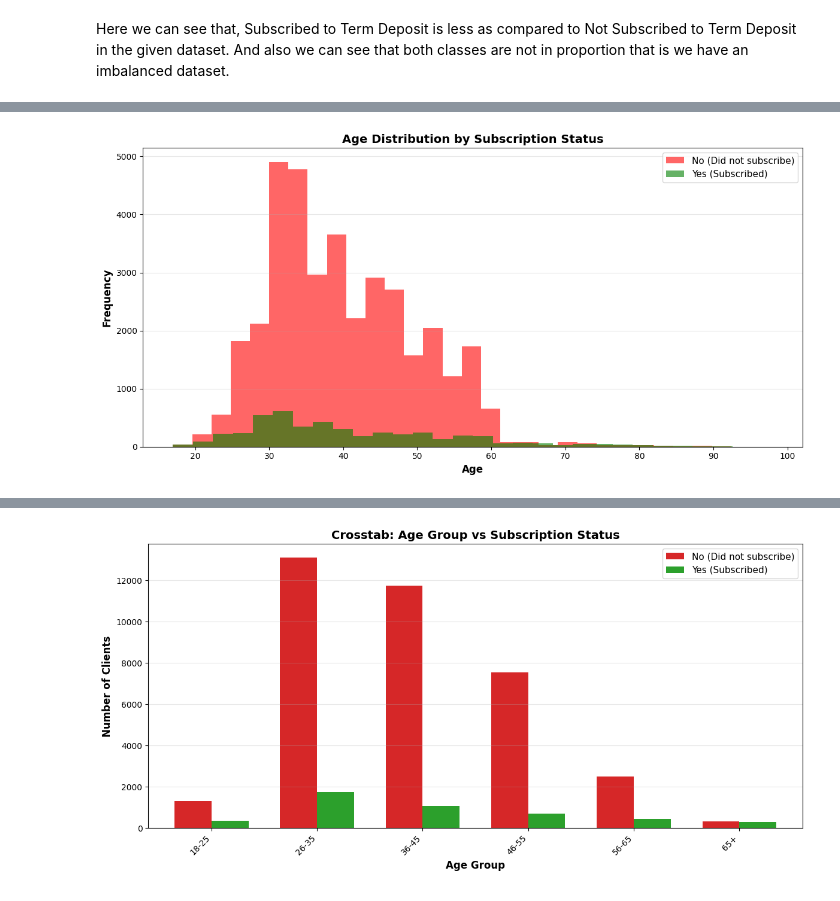
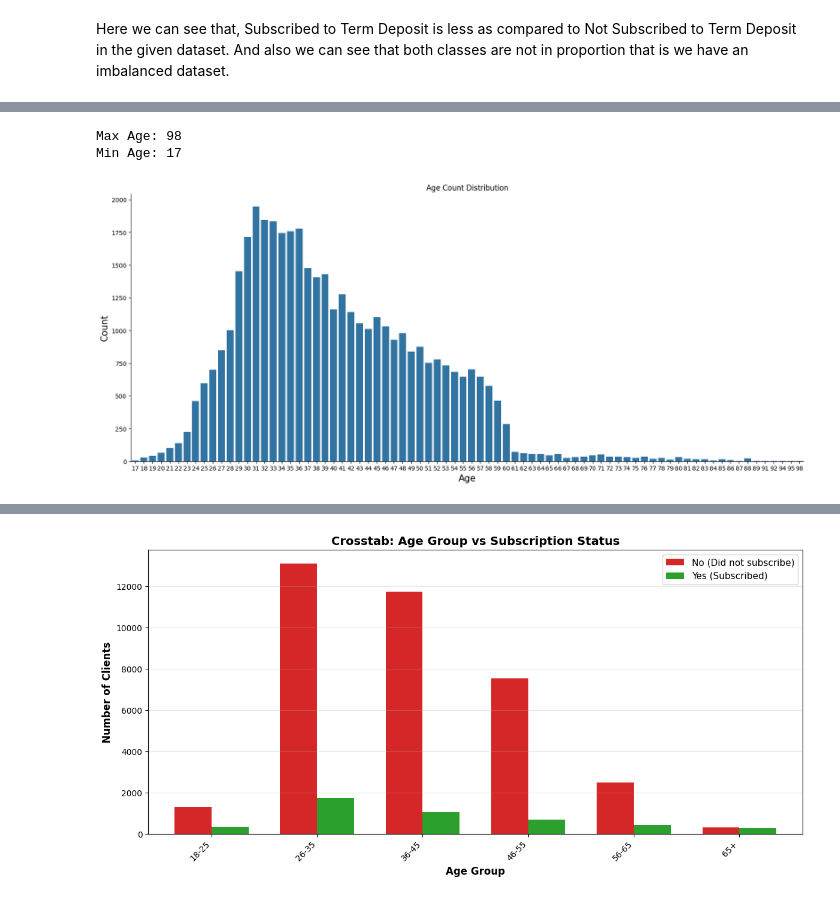
Before and after one commit to rkm7387/PORTUGES-BANK, a Jupyter notebook: portuges_bank.ipynb, the cells around one changed output, grey strips where cells are left out. Saved outputs shown, nothing was run; the diff lists cells and outputs as text; code cells hidden in the pictures.

```diff
--- a/portuges_bank.ipynb
+++ b/portuges_bank.ipynb
@@ -162,20 +142,19 @@ plt.show()
-# %%
-# Create figure
-plt.figure(figsize=(12, 6))
-
-# Plot histograms for both groups
-plt.hist(df[df['y'] == 'no']['age'], bins=30, alpha=0.6,
-         label='No (Did not subscribe)', color='red')
-plt.hist(df[df['y'] == 'yes']['age'], bins=30, alpha=0.6,
-         label='Yes (Subscribed)', color='green')
-
-plt.title('Age Distribution by Subscription Status',
-          fontsize=14, fontweight='bold')
-plt.xlabel('Age', fontsize=12, fontweight='bold')
-plt.ylabel('Frequency', fontsize=12, fontweight='bold')
-plt.legend(fontsize=11)
-plt.grid(axis='y', alpha=0.3)
-plt.tight_layout()
-plt.show()
-# %% [output]
-[figure, removed]
+# %%
+print('Max Age:',df['age'].max())
+print('Min Age:',df['age'].min())
+# %% [output]
+Max Age: 98
+Min Age: 17
+# %%
+# Checking the distribution of age in dataset
+fig,ax = plt.subplots()
+fig.set_size_inches(20,8)
+sns.countplot(x='age', data=df)
+
+ax.set_xlabel('Age',fontsize=15)
+ax.set_ylabel('Count',fontsize=15)
+ax.set_title('Age Count Distribution')
+
+sns.despine()
+# %% [output]
+[figure, added]
```
Also changed, not shown: parts of 18 cells of this notebook.
